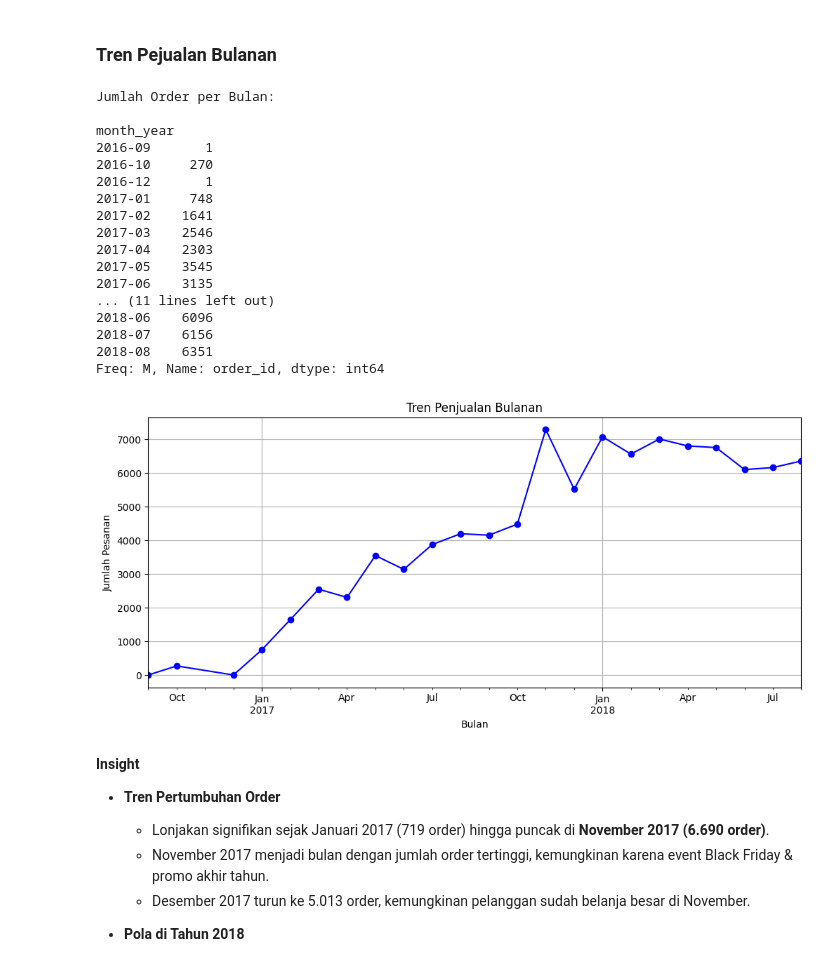
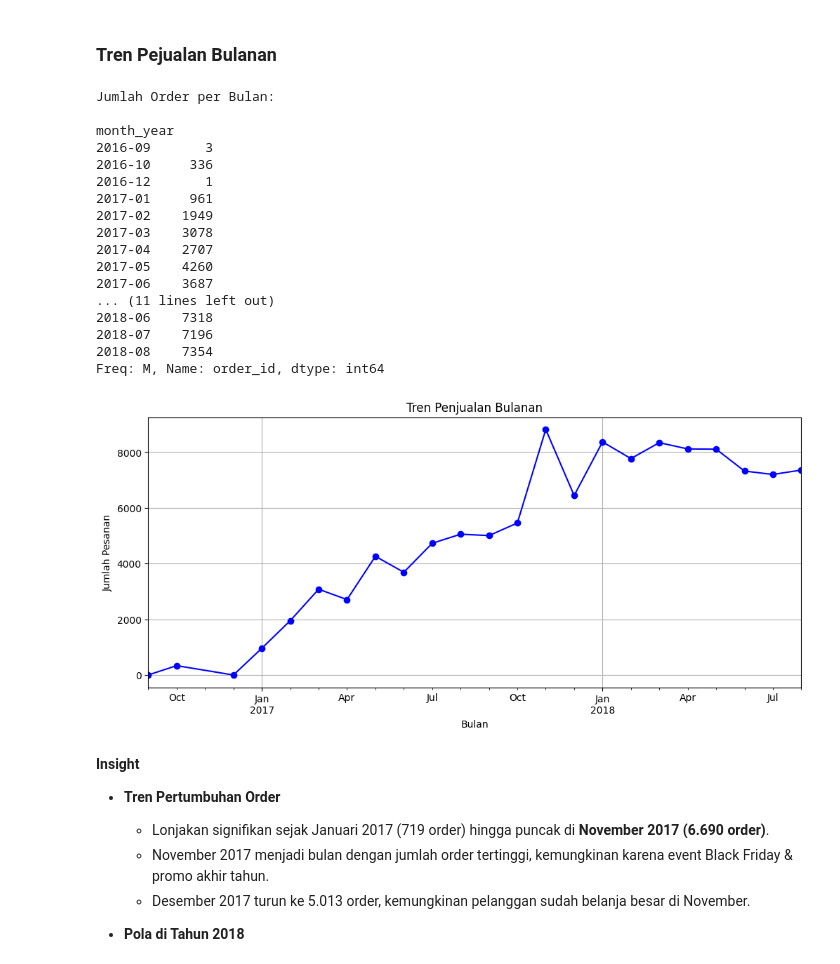
Before and after one commit to fhru/ecommerce-data-analyze, a Jupyter notebook: notebook.ipynb, the cells around one changed output. Cells and saved outputs as stored; diff of their text form; code cells hidden in the pictures.

```diff
--- a/notebook.ipynb
+++ b/notebook.ipynb
@@ -401,42 +425,41 @@ Tabel Revenue & Jumlah Order per Bulan:
 # %% [markdown]
 ### Tren Pejualan Bulanan
 # %%
-orders["month_year"] = orders["order_purchase_timestamp"].dt.to_period("M")
+all_df["month_year"] = all_df["order_purchase_timestamp"].dt.to_period("M")
 
 # Agregasi total pesanan per bulan
-monthly_sales = orders.groupby("month_year")["order_id"].count()
+monthly_sales = all_df.groupby("month_year")["order_id"].count()
 
 # Tampilkan tabel revenue dan jumlah order per bulan
 print("Jumlah Order per Bulan:\n")
 print(monthly_sales)
-
 
 plt.figure(figsize=(12,5))
 monthly_sales.plot(marker="o", color="blue")
 plt.title("Tren Penjualan Bulanan")
 plt.xlabel("Bulan")
 plt.ylabel("Jumlah Pesanan")
 plt.grid()
 plt.show()
 # %% [output]
 Jumlah Order per Bulan:
 
 month_year
-2016-09       1
-2016-10     270
+2016-09       3
+2016-10     336
 2016-12       1
-2017-01     748
-2017-02    1641
-2017-03    2546
-2017-04    2303
-2017-05    3545
-2017-06    3135
+2017-01     961
+2017-02    1949
+2017-03    3078
+2017-04    2707
+2017-05    4260
+2017-06    3687
 ... (11 lines left out)
-2018-06    6096
-2018-07    6156
-2018-08    6351
+2018-06    7318
+2018-07    7196
+2018-08    7354
 Freq: M, Name: order_id, dtype: int64
-[figure, old version]
+[figure, new version]
 # %% [markdown]
 **Insight**
 
```
Also changed, not shown: parts of 20 cells of this notebook, 2 other files.
